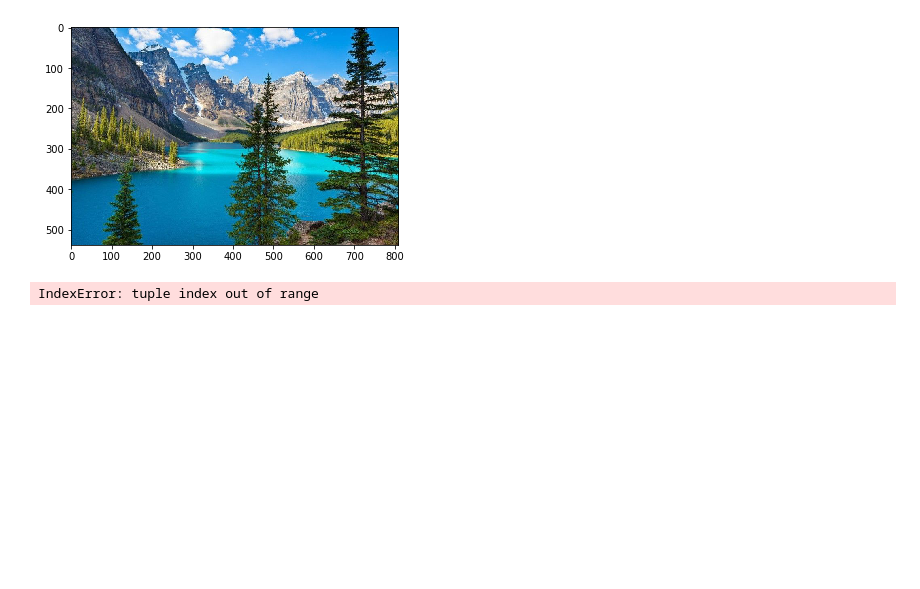
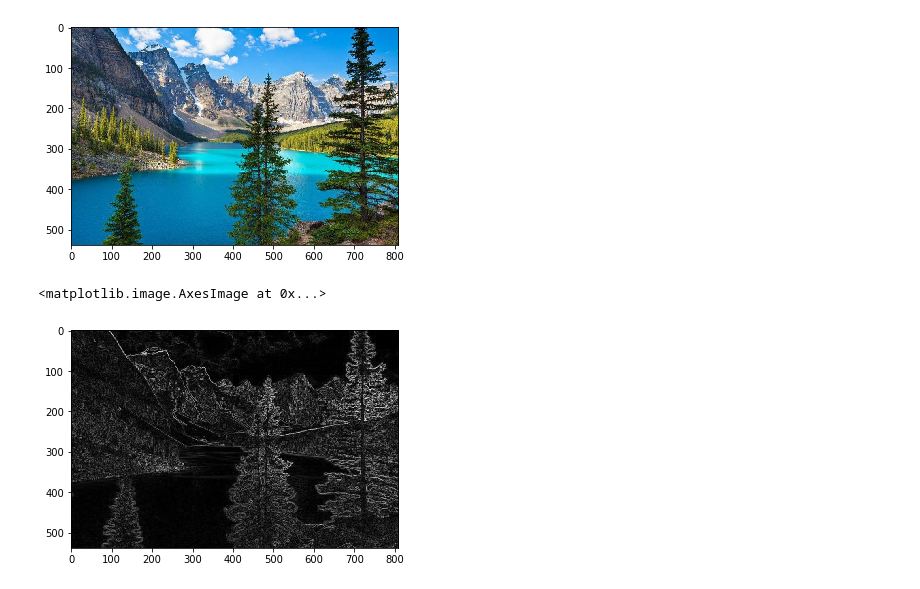
Before and after one commit to zaxaheb/waterpixels, a Jupyter notebook: Waterpixels.ipynb, the cells around one changed output. Saved outputs shown, nothing was run; the diff lists cells and outputs as text; code cells hidden in the pictures; blank space fills up the shorter version.

```diff
--- a/Waterpixels.ipynb
+++ b/Waterpixels.ipynb
@@ -741,7 +741,8 @@ print(len(im))
 200
 [figure]
 # %%
-im2 = im=skio.imread('paysage.jpg')
+im2 =skio.imread('paysage.jpg')
+img =im2[:,:,2]
 taille_cellule=20
 bande_separante_min=2
 M=creation_cellules2(im2,50,2)
@@ -753,15 +754,11 @@ print(taille_cellule,bande_separante_min)
 20 2
 [figure]
 [figure]
-# %%
-se=morpho.selem.disk(1)
-grad2=morpho.dilation(im2,se)-morpho.erosion(im2,se)
-
-gradx=mr.sobelGradX(gfima)
-grady=mr.sobelGradY(gfima)
-
-norme=np.sqrt(gradx*gradx+grady*grady)
-# %% [output]
-IndexError: tuple index out of range
+# %%
+grad2 = gradient_sobel(img, 0,0.3)
+plt.imshow(grad2,cmap='gray')
+# %% [output]
+<matplotlib.image.AxesImage at 0x...>
+[figure, added]
 # %%
 M = min_grad(grad2,50,2)
```
Also changed, not shown: parts of 11 cells of this notebook, 1 other file.
